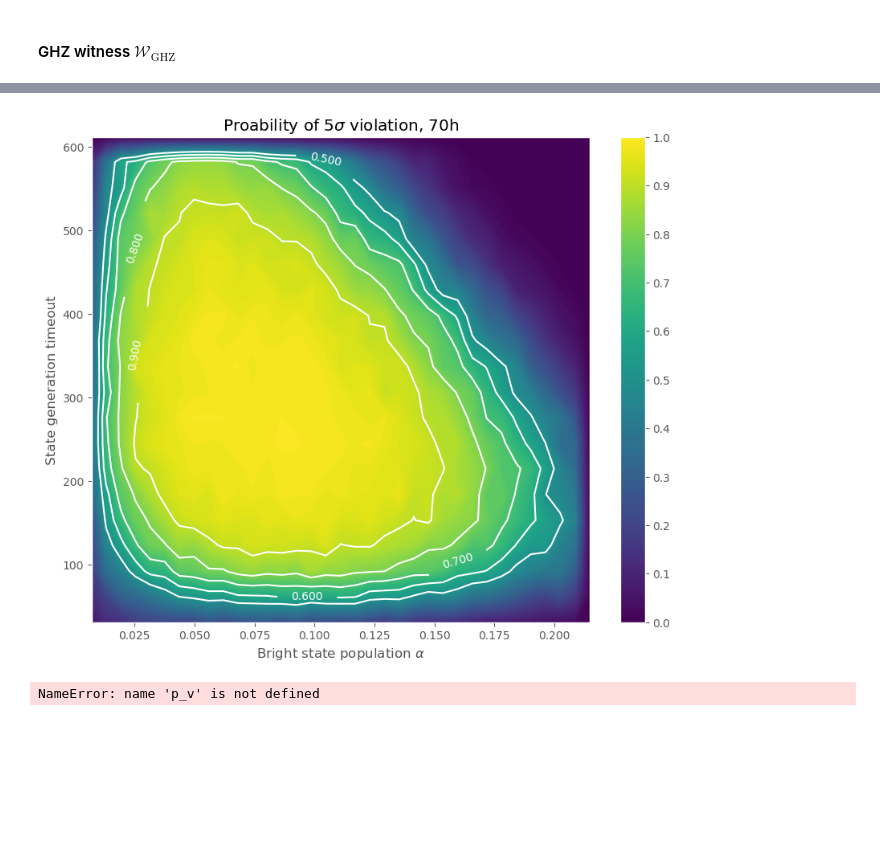
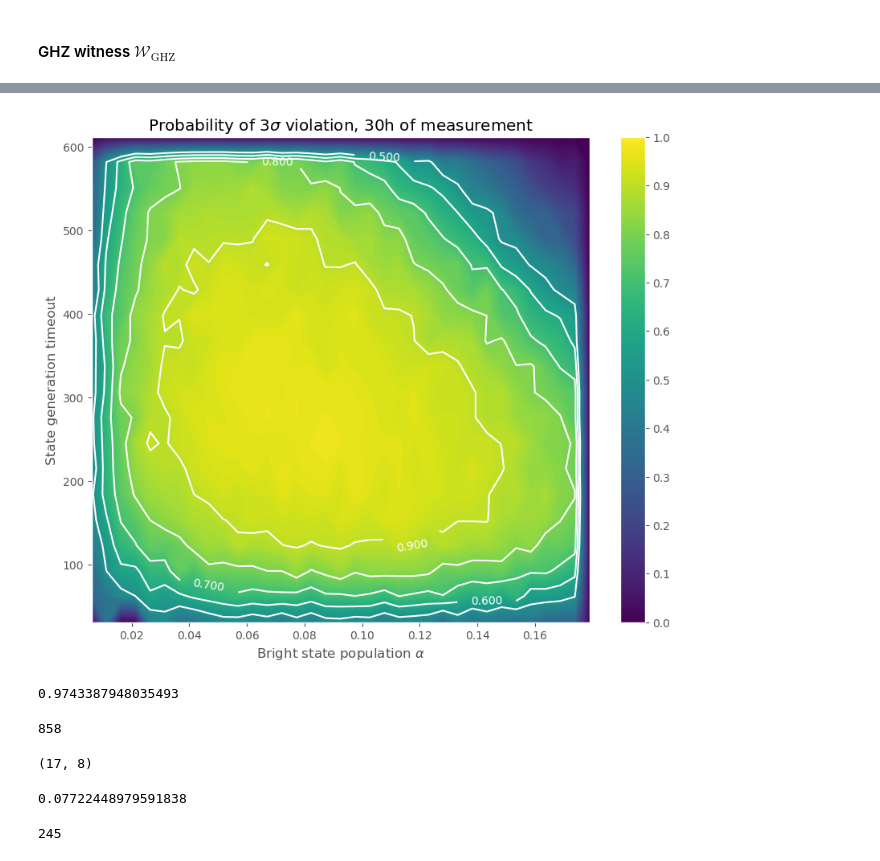
Before and after one commit to matpompili/go-nogo, a Jupyter notebook: Proposal.ipynb, the cells around one changed output, grey strips where cells are left out. Cells and saved outputs as stored; diff of their text form; code cells hidden in the pictures; blank space fills up the shorter version.

Commit message:
Finer 3-sigma simulation Update notebook with dome fixes in the plots

```diff
--- a/Proposal.ipynb
+++ b/Proposal.ipynb
@@ -419,7 +419,7 @@ near_future_params = {
 # %%
 # Combined plot for fidelities
 
-alphas = np.geomspace(1e-5, 0.4, 100)
+alphas = np.geomspace(1e-5, 0.6, 100)
 fids_old = np.zeros_like(alphas)
 fids_new = np.zeros_like(alphas)
 
@@ -427,8 +427,8 @@ for i, alpha in enumerate(alphas):
     _, fids_old[i] = sim_rho_from_alpha(alpha)
     _, fids_new[i] = sim_rho_from_alpha(alpha, **near_future_params)
 
-plt.figure(figsize=(4,3), dpi=300)
-plt.title(r'Single click entanglement fidelity')
+plt.figure(figsize=(4,3), dpi=200)
+# plt.title(r'Single click entanglement fidelity')
 plt.xlabel(r'Bright state population $\alpha$')
 plt.ylabel(r'Fidelity with Bell state')
 plt.ylim((0.4,1))
@@ -729,7 +748,7 @@ from tqdm import tqdm
 
 from joblib import Parallel, delayed
 
-days = 7
+days = 3
 hours = 10
 time = days * hours * 60 * 60
 
@@ -737,13 +756,13 @@ idxs = list(product(range(1,35), range(1, 20)))
 Ns = [round_to((time / gen_time[idx])) for idx in idxs]
 states = [final_state[idx] for idx in idxs]
 zipped = list(zip(Ns, states))
-sigma = 5
+sigma = 3
 
 def evalute_p(data_tuple):
 #     N = round_to((time / gen_time.transpose()[idx]))
     N = data_tuple[0]
     state = data_tuple[1]
-    violation = np.zeros(250)
+    violation = np.zeros(300)
     for i in range(violation.size):
         wit, std = simulate_witness_experiment(N, state, ROF_pos=0.99, ROF_neg=0.99)
         violation[i] = wit/std
@@ -752,7 +771,7 @@ def evalute_p(data_tuple):
         ret_value = 0
     return ret_value
 
-results = Parallel(n_jobs=len(zipped), backend="threading")(
+results = Parallel(n_jobs=-1, backend="threading")(
              map(delayed(evalute_p), zipped))
 
 # days = 5
@@ -779,22 +799,38 @@ for i, idx in enumerate(idxs):
 # %%
 plt.figure(figsize=(10,8), dpi=100)
 plt.contourf(fast_alpha, fast_cycles, p_v.transpose(), levels = np.linspace(0, 1, 100))
 plt.colorbar(ticks = np.arange(0, 1.1, 0.1))
 
 cont = plt.contour(fast_alpha, fast_cycles, p_v.transpose(), colors='w', levels=np.arange(0.5, 1.1, 0.1), linestyles='solid')
 plt.clabel(cont, inline=1, fontsize=10, colors='white')
 
-plt.title(r'Proability of ${}\sigma$ violation, {}h'.format(sigma, days*hours))
+plt.title(r'Probability of ${}\sigma$ violation, {}h of measurement'.format(sigma, days*hours))
 plt.xlim(fast_alpha[1], fast_alpha[35])
 plt.ylim(fast_cycles[1], fast_cycles[20])
 plt.xlabel(r'Bright state population $\alpha$')
 plt.ylabel(r'State generation timeout')
 
-plt.show()
-# plt.savefig('images/violation70h_5sigma.pdf')
+# plt.show()
+plt.savefig('images/violation30h_3sigma.pdf')
 # %% [output]
-[figure, old version]
+[figure, new version]
 # %%
 p_v.max()
 # %% [output]
-NameError: name 'p_v' is not defined
+0.9743387948035493
+# %%
+p_v.argmax()
+# %% [output]
+858
+# %%
+np.unravel_index(p_v.argmax(), p_v.shape)
+# %% [output]
+(17, 8)
+# %%
+fast_alpha[17]
+# %% [output]
+0.07722448979591838
+# %%
+fast_cycles[8]
+# %% [output]
+245
```
Also changed, not shown: parts of 8 cells of this notebook, 1 other file.
